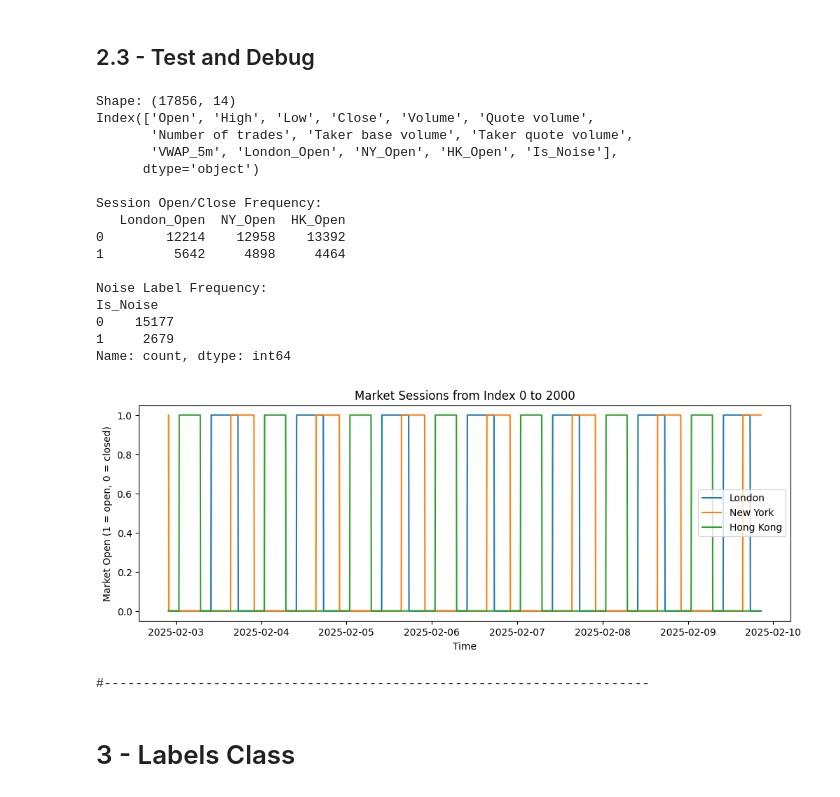
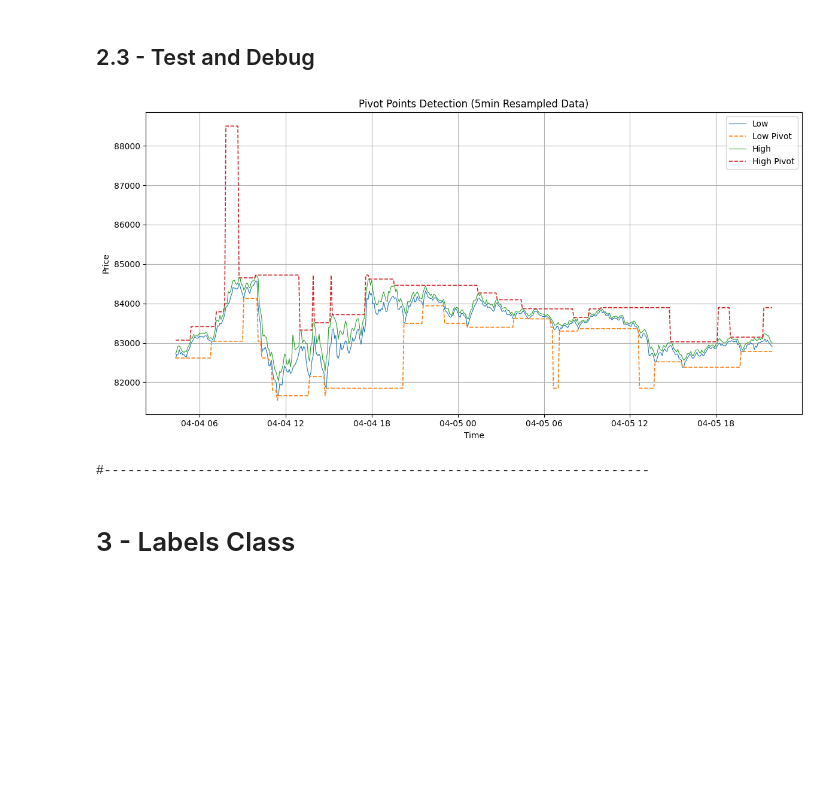
Before and after one commit to valerian-drmt/fx-volatility-trading-system, a Jupyter notebook: LSTM_Strategy.ipynb, the cells around one changed output. Drawn from its saved outputs; the diff is of its cells as text; code cells hidden in the pictures; blank space fills up the shorter version.

```diff
--- a/LSTM_Strategy.ipynb
+++ b/LSTM_Strategy.ipynb
@@ -127,7 +127,7 @@ class LSTM_Features:
     def __init__(self, data):
         self.data = data
 
-        methods = [resample_with_vwap, market_sessions, is_noise, add_rolling_vwap, add_vwap_crosses]
+        methods = [resample_with_vwap, market_sessions, is_noise, add_rolling_vwap, add_vwap_crosses, Pivot_Points]
         for method in methods:
           method_name = method.__name__
           setattr(self, method_name, method.__get__(self))
@@ -478,64 +509,71 @@ Features_Data.resample_with_vwap(resample_period)
 # Step 2: Market Sessions
 Features_Data.market_sessions()
 
-# Step 3: Market Sessions
+# Step 3: Is Noise
 noise_ratio = 0.15
 Features_Data.is_noise(noise_ratio)
+
+# Step 4: Pivot Points
+pivot_left = 10
+pivot_right = 10
+Features_Data.Pivot_Points(pivot_left, pivot_right)
 #-------------------------------------------------------------------------------
 
-debug1 = True
-
+debug1 = False
+debug4 = True
 if debug1:
 
     print("Shape:", Features_Data.data.shape)
     print(Features_Data.data.columns)
 
     # Additional Analysis Merket Sessions
     frequency = Features_Data.data[["London_Open", "NY_Open", "HK_Open"]].apply(
         lambda col: pd.Series(col).value_counts()
     ).fillna(0).astype(int)
     print("\nSession Open/Close Frequency:")
     print(frequency)
 
     # Additional Analysis Is Noise
     frequency = Features_Data.data["Is_Noise"].value_counts().sort_index()
     print("\nNoise Label Frequency:")
     print(frequency)
 
     # Plotting
     nb = 2000
     plt.figure(figsize=(12, 4))
     plt.plot(Features_Data.data["London_Open"].iloc[:nb], label="London")
     plt.plot(Features_Data.data["NY_Open"].iloc[:nb], label="New York")
     plt.plot(Features_Data.data["HK_Open"].iloc[:nb], label="Hong Kong")
     plt.legend()
     plt.title(f"Market Sessions from Index 0 to {nb}")
     plt.xlabel("Time")
     plt.ylabel("Market Open (1 = open, 0 = closed)")
     plt.show()
-print("#----------------------------------------------------------------------")
+    print("#----------------------------------------------------------------------")
+
+if debug4:
+    pivot_data = Features_Data.data[-500:]
+
+    # Affichage des courbes
+    plt.figure(figsize=(12, 6))
+    plt.plot(pivot_data["Low"], label="Low", linewidth=0.8)
+    plt.plot(pivot_data["Low_Pivot"], label="Low Pivot", linewidth=1.2, linestyle='--')
+    plt.plot(pivot_data["High"], label="High", linewidth=0.8)
+    plt.plot(pivot_data["High_Pivot"], label="High Pivot", linewidth=1.2, linestyle='--')
+    plt.legend()
+    plt.title("Pivot Points Detection (5min Resampled Data)")
+    plt.xlabel("Time")
+    plt.ylabel("Price")
+    plt.grid(True)
+    plt.tight_layout()
+    plt.show()
+    print("#----------------------------------------------------------------------")
 
 # Last Step: Refresh Data
 Features_Data.data = None
 # %% [output]
+[figure, new version]
-Shape: (17856, 14)
-Index(['Open', 'High', 'Low', 'Close', 'Volume', 'Quote volume',
-       'Number of trades', 'Taker base volume', 'Taker quote volume',
-       'VWAP_5m', 'London_Open', 'NY_Open', 'HK_Open', 'Is_Noise'],
-      dtype='object')
-
-Session Open/Close Frequency:
-   London_Open  NY_Open  HK_Open
-0        12214    12958    13392
-1         5642     4898     4464
-
-Noise Label Frequency:
-Is_Noise
-0    15177
-1     2679
-Name: count, dtype: int64
+#----------------------------------------------------------------------
-[figure, old version]
-#----------------------------------------------------------------------
 # %% [markdown]
 # 3 - Labels Class
 # %% [markdown]
```
Also changed, not shown: parts of 2 cells of this notebook.
